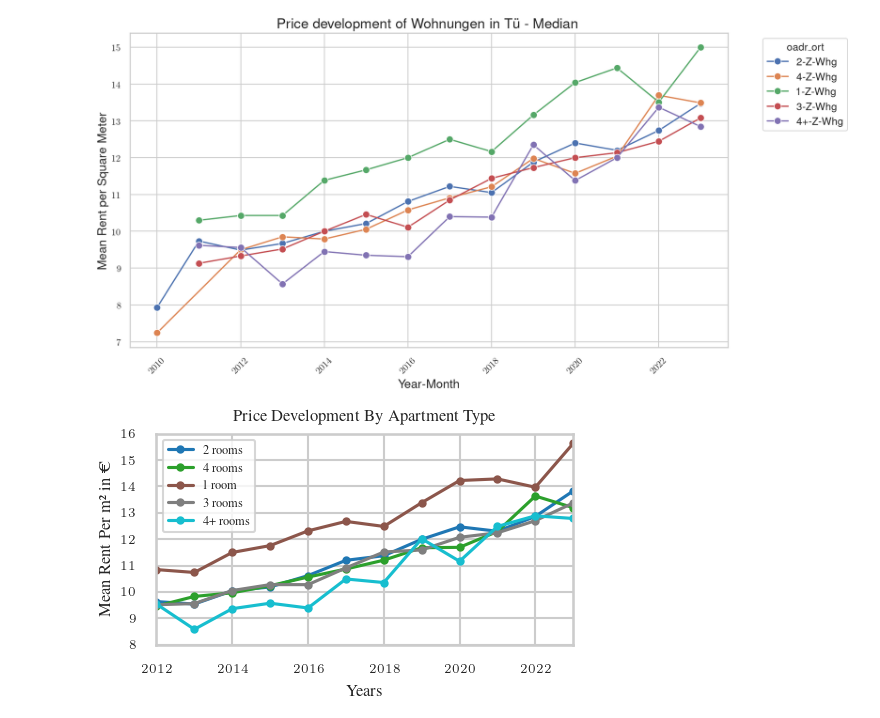
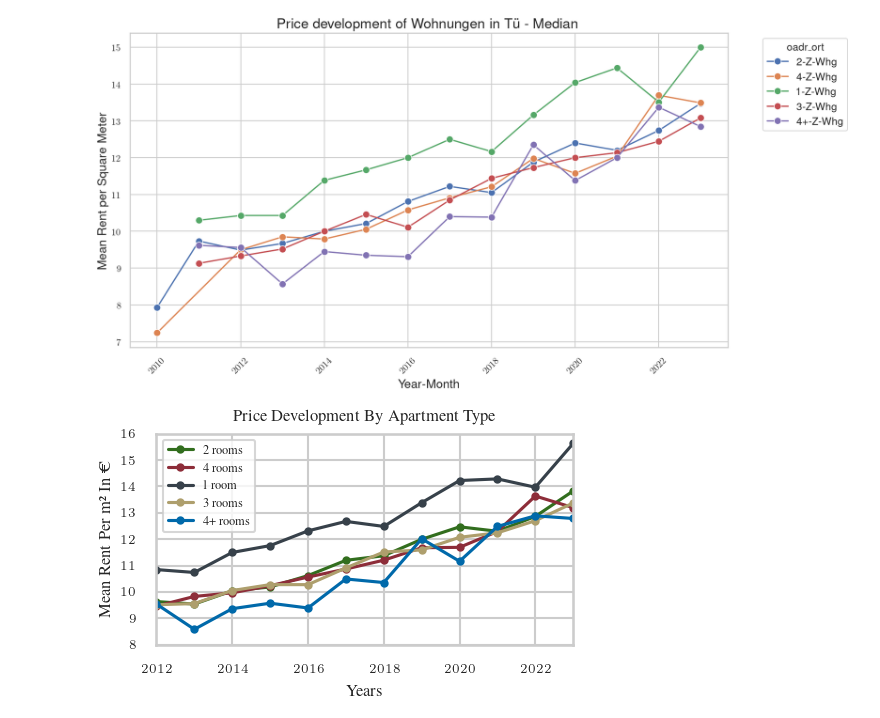
Before and after one commit to okihnjo/DataLiteracy, a Jupyter notebook: plots/flats.ipynb, the cells around one changed output. Drawn from its saved outputs; the diff is of its cells as text; code cells hidden in the pictures.

Commit message:
flat colors updated

```diff
--- a/plots/flats.ipynb
+++ b/plots/flats.ipynb
@@ -222,33 +222,33 @@ from tueplots.constants.color import palettes, rgb
 from tueplots import bundles, cycler
 from tueplots.constants.color import palettes
 
 plt.rcParams.update({"figure.dpi": 150})
 
 plt.rcParams.update(bundles.icml2022(column="half", nrows=1, ncols=1, usetex=True))
 plt.rcParams.update(
     cycler.cycler(color=palettes.tue_plot)  # marker=marker_constants.o_sized,
 )
 unique_objekttyp_fein = df_flats_tue['objekttyp_fein'].unique()
-colors = plt.cm.tab10(np.linspace(0, 1, len(unique_objekttyp_fein)))  # Generating a color map
 
+colors = [rgb.tue_darkgreen, rgb.tue_red, rgb.tue_dark, rgb.tue_gold, rgb.tue_blue]
 plt.figure()
 
 for i, typ in enumerate(unique_objekttyp_fein):
     # Filter data for each apartment type
     data = df_flats_tue[df_flats_tue['objekttyp_fein'] == typ]
     plt.plot(data['startyear'], data['mean_pqm'], marker='.', color=colors[i], label=(str(typ[0:2]).replace("-", "")+f' room{"" if str(typ[0]) == "1" else "s"}'))#  + f" room{"s" if str(typ[0:1]) == "1"}"))
 
 # Enhancing the plot
 plt.title('Price Development By Apartment Type')
 plt.xlabel('Years')
-plt.ylabel('Mean Rent Per m² in €')
+plt.ylabel('Mean Rent Per m² In €')
 plt.xticks()
 plt.xlim(2012,2023)
 plt.ylim(8, 16)
 plt.legend(loc='upper left', ncol=1)
 
 # Show the plot
 plt.savefig("flats.pdf")
 plt.show()
 # %% [output]
-[figure, old version]
+[figure, new version]
```
Also changed, not shown: 1 other file.
